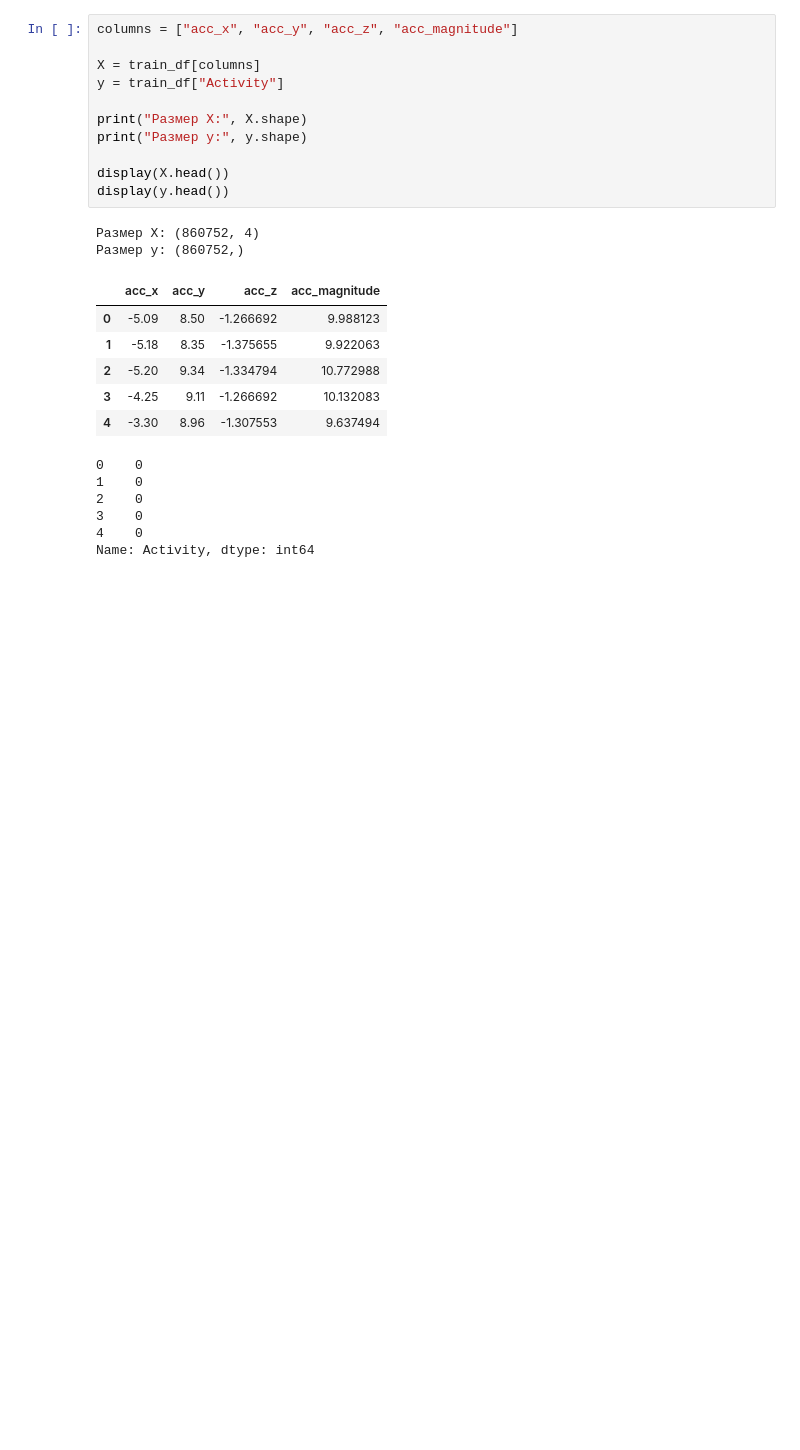
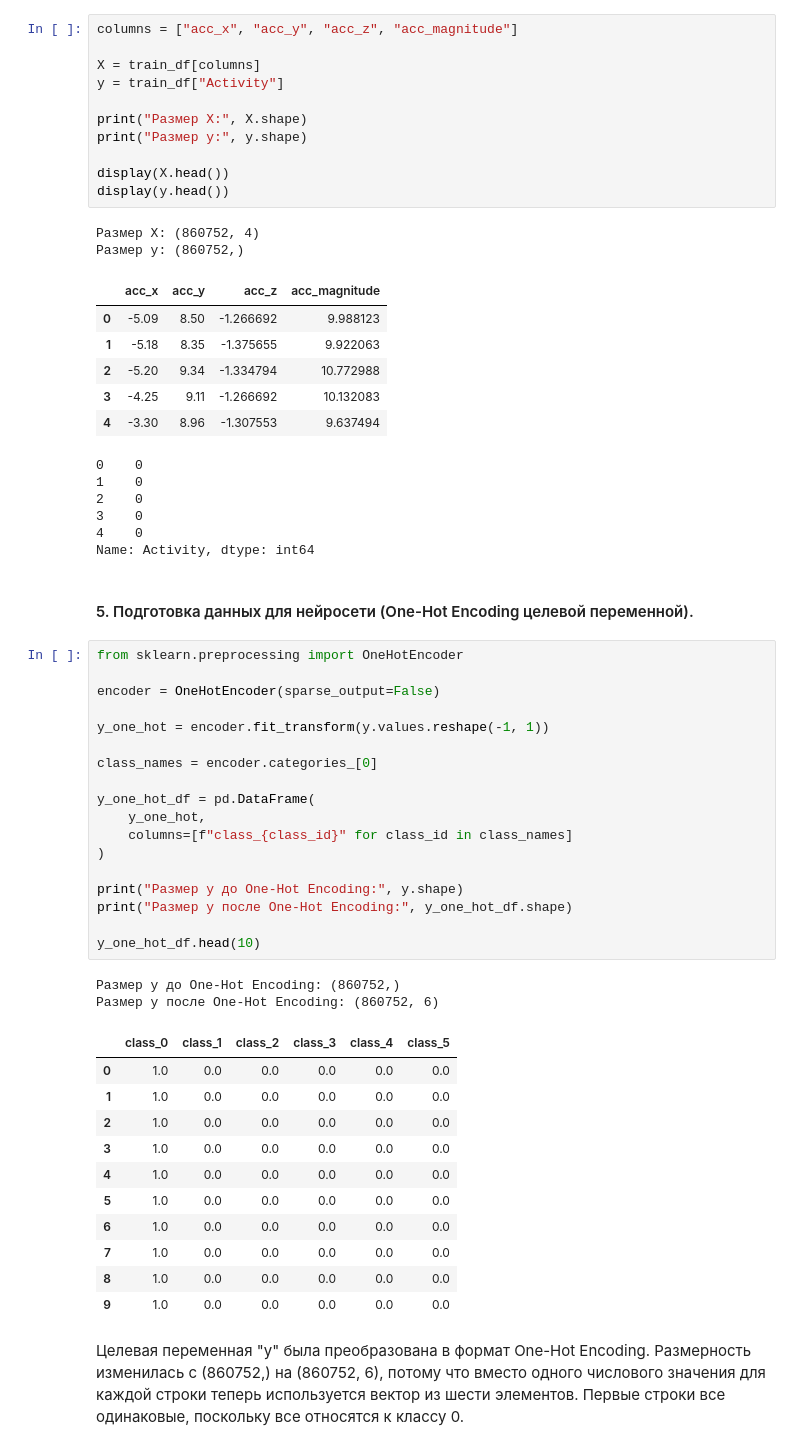
Before and after one commit to elena-kornaeva/Practice_Human-Activity-Recognition_Classifier, a Jupyter notebook: notebooks/01_EDA_and_Preprocessing_Additional.ipynb, the cells around one changed output. Cells and saved outputs as stored; diff of their text form; blank space fills up the shorter version.

Commit message:
Add one-hot encoding for target variable

```diff
--- a/notebooks/01_EDA_and_Preprocessing_Additional.ipynb
+++ b/notebooks/01_EDA_and_Preprocessing_Additional.ipynb
@@ -176,3 +176,41 @@ display(y.head())
 3    0
 4    0
 Name: Activity, dtype: int64
+# %% [markdown]
+####  5. Подготовка данных для нейросети (One-Hot Encoding целевой переменной).
+# %%
+from sklearn.preprocessing import OneHotEncoder
+
+encoder = OneHotEncoder(sparse_output=False)
+
+y_one_hot = encoder.fit_transform(y.values.reshape(-1, 1))
+
+class_names = encoder.categories_[0]
+
+y_one_hot_df = pd.DataFrame(
+    y_one_hot,
+    columns=[f"class_{class_id}" for class_id in class_names]
+)
+
+print("Размер y до One-Hot Encoding:", y.shape)
+print("Размер y после One-Hot Encoding:", y_one_hot_df.shape)
+
+y_one_hot_df.head(10)
+# %% [output]
+Размер y до One-Hot Encoding: (860752,)
+Размер y после One-Hot Encoding: (860752, 6)
+|  | class_0 | class_1 | class_2 | class_3 | class_4 | class_5 |
+| 0 | 1.0 | 0.0 | 0.0 | 0.0 | 0.0 | 0.0 |
+| 1 | 1.0 | 0.0 | 0.0 | 0.0 | 0.0 | 0.0 |
+| 2 | 1.0 | 0.0 | 0.0 | 0.0 | 0.0 | 0.0 |
+| 3 | 1.0 | 0.0 | 0.0 | 0.0 | 0.0 | 0.0 |
+| 4 | 1.0 | 0.0 | 0.0 | 0.0 | 0.0 | 0.0 |
+| 5 | 1.0 | 0.0 | 0.0 | 0.0 | 0.0 | 0.0 |
+| 6 | 1.0 | 0.0 | 0.0 | 0.0 | 0.0 | 0.0 |
+| 7 | 1.0 | 0.0 | 0.0 | 0.0 | 0.0 | 0.0 |
+| 8 | 1.0 | 0.0 | 0.0 | 0.0 | 0.0 | 0.0 |
+| 9 | 1.0 | 0.0 | 0.0 | 0.0 | 0.0 | 0.0 |
+# %% [markdown]
+Целевая переменная "y" была преобразована в формат One-Hot Encoding.
+Размерность изменилась с (860752,) на (860752, 6), потому что вместо одного числового значения для каждой строки теперь используется вектор из шести элементов.
+Первые строки все одинаковые, поскольку все относятся к классу 0.
```
